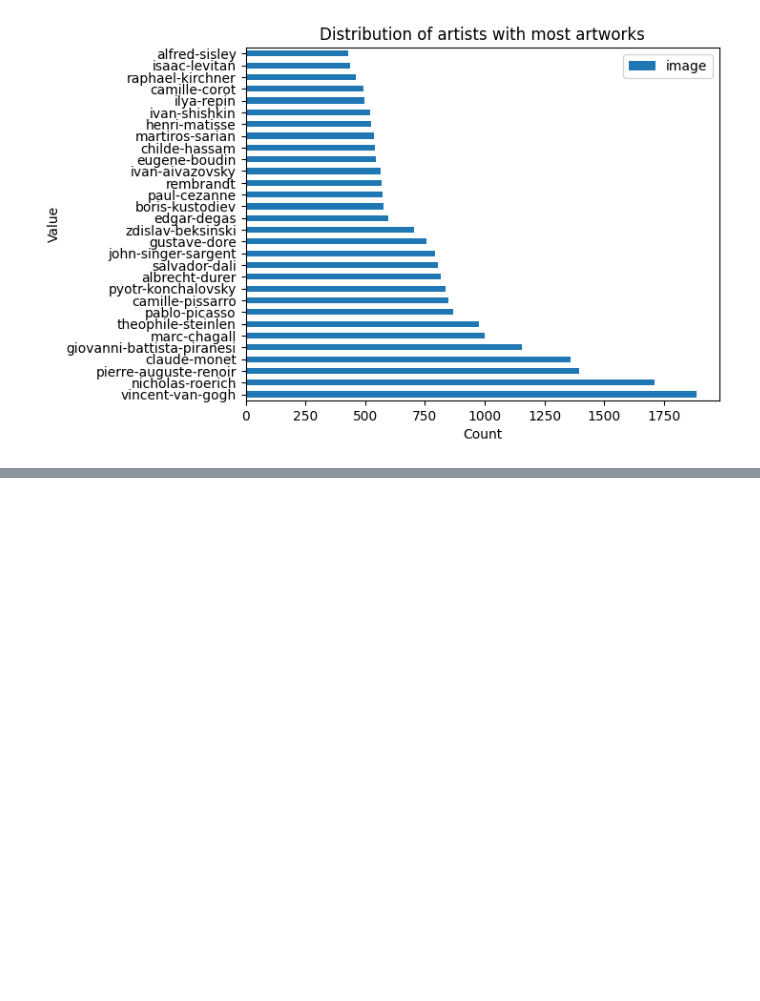
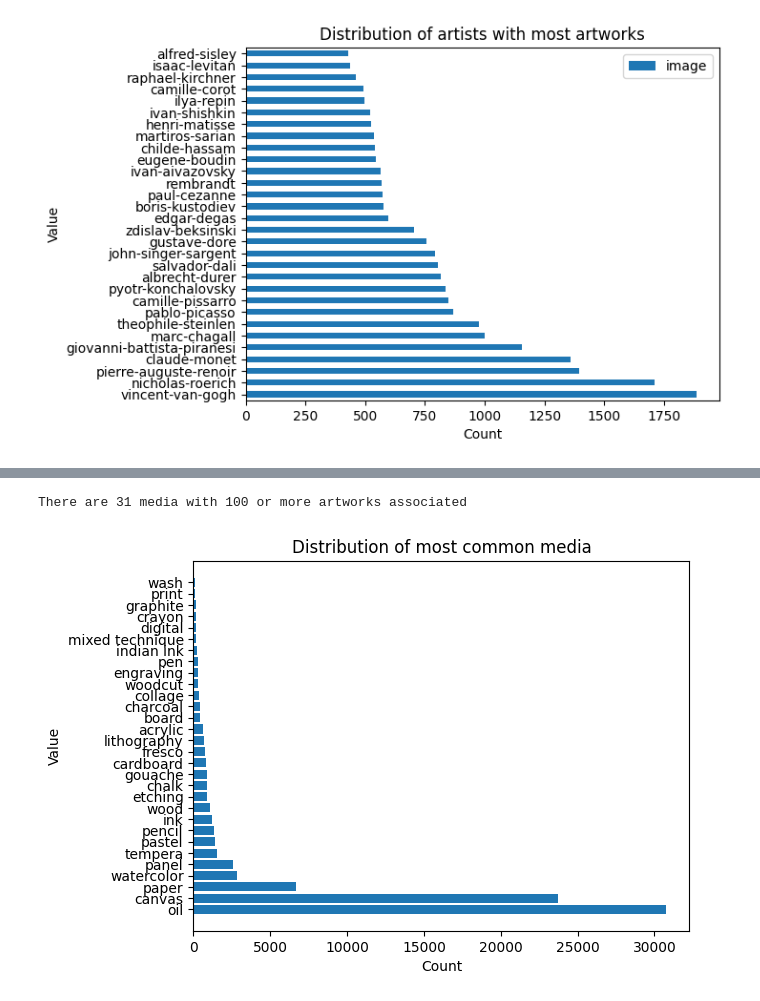
Before and after one commit to nicolafan/neural-artwork-caption-generator, a Jupyter notebook: notebooks/eda.ipynb, the cells around one changed output, grey strips where cells are left out. Cells and saved outputs as stored; diff of their text form; code cells hidden in the pictures; blank space fills up the shorter version.

Commit message:
Add lambda score to EDA

```diff
--- a/notebooks/eda.ipynb
+++ b/notebooks/eda.ipynb
@@ -31,12 +36,6 @@ df
 | 116473 | alexander-ivanov_on-the-shore-of-... | alexander-ivanov | romanticism | landscape | Mythology, islands-and-bays | oil, canvas |
 | 116474 | alexander-ivanov_joseph-interpret... | alexander-ivanov | academicism | religious painting | Christianity, saints-and-apostles... | oil, canvas |
 116475 rows × 6 columns
-# %%
-artists_df = df.groupby(["artist"]).count().reset_index()
-valid_artists = set(
-    artists_df[artists_df["image"] >= 100]["artist"].values
-)
-df.loc[~df["artist"].isin(valid_artists), "artist"] = pd.NA
 # %%
 df.describe()
 # %% [output]
@@ -108,16 +101,21 @@ for tag in tags:
 # %%
-# count the frequencies of each element in the list
-freq = Counter(tags_all)
+def plot_multilabel_column(df, column):
+    # count the number of occurrences of each category
+    labels = df[column].tolist()
+    labels = [label for label in labels if type(label) == str]
+    labels_all = []
+    for label in labels:
+        labels_all.extend(label.split(", "))
 
-# create a list of the elements and their frequencies sorted by frequency
-sorted_freqs = sorted(freq.items(), key=lambda x: x[1], reverse=True)
-best_sorted_freqs = [freq for freq in sorted_freqs if freq[1] >= 100]
-print(f"There are {len(best_sorted_freqs)} tags with 100 or more artworks associated")
+    freq = Counter(labels_all)
+    sorted_freqs = sorted(freq.items(), key=lambda x: x[1], reverse=True)
+    best_sorted_freqs = [freq for freq in sorted_freqs if freq[1] >= 100]
+    print(f"There are {len(best_sorted_freqs)} {column} with 100 or more artworks associated")
 
-# create a bar plot of the frequencies
-plt.barh(range(len(best_sorted_freqs[:30])), [val[1] for val in best_sorted_freqs[:30]], align='center')
-plt.yticks(range(len(best_sorted_freqs[:30])), [val[0] for val in best_sorted_freqs[:30]])
-plt.xlabel('Count')
-plt.ylabel('Value')
-plt.title('Distribution of most common tags')
-plt.show()
+    # create a bar plot of the frequencies
+    plt.barh(range(len(best_sorted_freqs[:30])), [val[1] for val in best_sorted_freqs[:30]], align='center')
+    plt.yticks(range(len(best_sorted_freqs[:30])), [val[0] for val in best_sorted_freqs[:30]])
+    plt.xlabel('Count')
+    plt.ylabel('Value')
+    plt.title(f'Distribution of most common {column}')
+    plt.show()
@@ -151,0 +127,5 @@ There are 31 media with 100 or more artworks associated
+# %%
+plot_multilabel_column(df, "media")
+# %% [output]
+There are 31 media with 100 or more artworks associated
+[figure, added]
```
Also changed, not shown: parts of 11 cells of this notebook.
